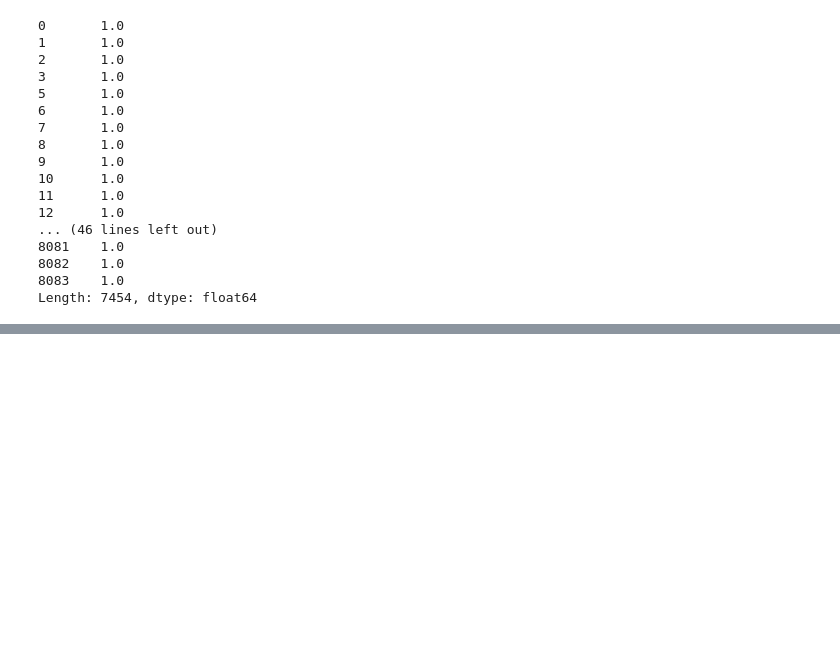
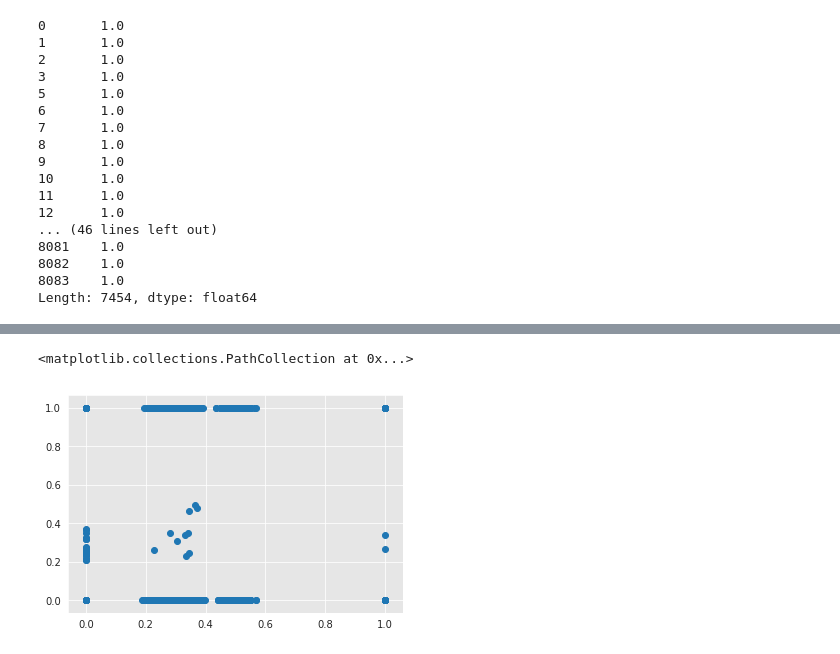
Before and after one commit to zeroknowledgediscovery/mlexpress_, a Jupyter notebook: perturbation_example/Untitled.ipynb, the cells around one changed output, grey strips where cells are left out. Saved outputs shown, nothing was run; the diff lists cells and outputs as text; code cells hidden in the pictures; blank space fills up the shorter version.

```diff
--- a/perturbation_example/Untitled.ipynb
+++ b/perturbation_example/Untitled.ipynb
@@ -105,0 +193,5 @@ Length: 7454, dtype: float64
+# %%
+plt.scatter(rf_.loc['T'],sf_.loc['T'])
+# %% [output]
+<matplotlib.collections.PathCollection at 0x...>
+[figure, added]
```
Also changed, not shown: parts of 10 cells of this notebook, 10 other files.
